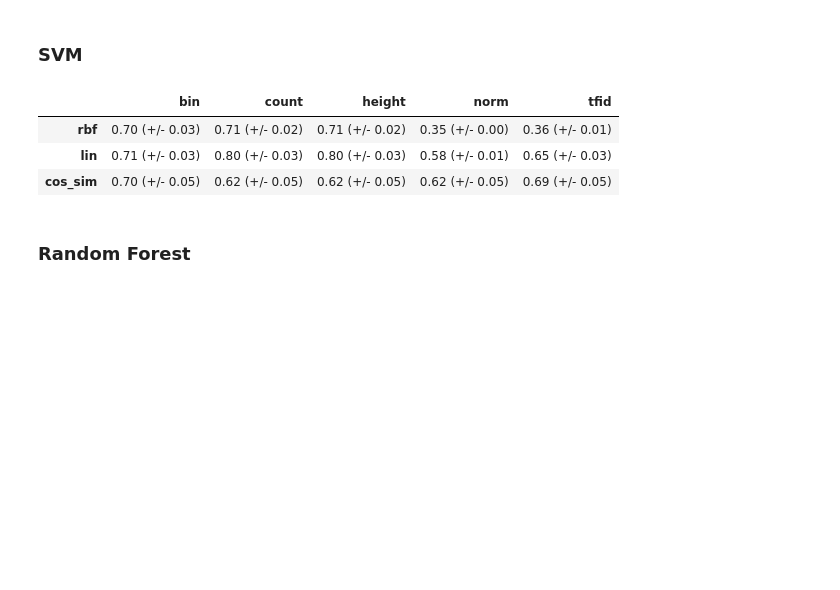
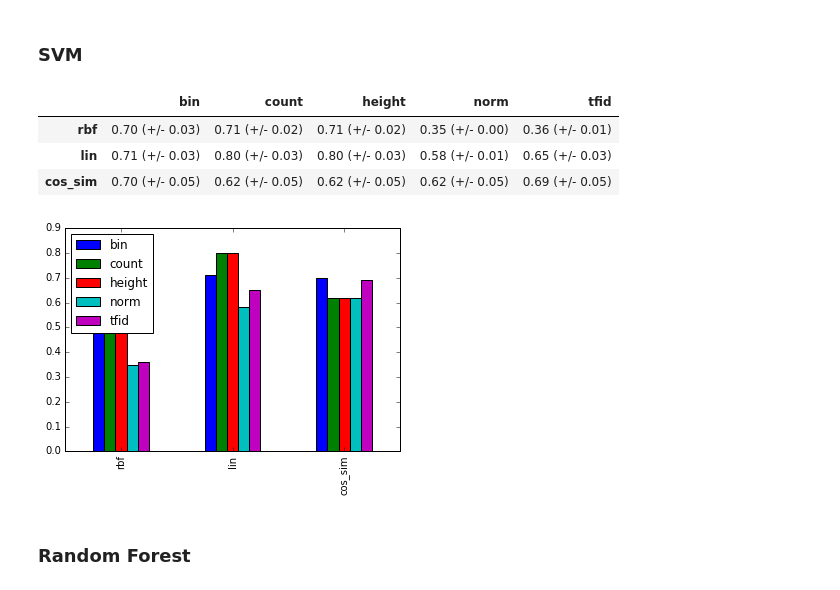
Before and after one commit to emited/discourseAnalysis, a Jupyter notebook: code/experiments.ipynb, the cells around one changed output. Cells and saved outputs as stored; diff of their text form; code cells hidden in the pictures; blank space fills up the shorter version.

```diff
--- a/code/experiments.ipynb
+++ b/code/experiments.ipynb
@@ -30,25 +36,27 @@ idx = np.concatenate((idx_narr,idx_other))
 # %%
 Kernels = ['rbf', 'lin', 'cos_sim']
 representations = ['bin', 'count', 'tfid', 'norm', 'height']
 
 results = []
 for k in Kernels:
     d = {}
     for rep in representations:
         K = V_kernels[k][rep]
         K = K[idx][:,idx]
         svm_clf = svm.SVC(kernel="precomputed")
         scores = cross_validation.cross_val_score(svm_clf,K,y[idx],cv=5)
         d[rep] = "   %0.2f   (+/- %0.2f) " % (scores.mean(), scores.std() * 2)
 
     results.append(d)
 svm_res = pd.DataFrame(results,index=Kernels)
+plot_df(svm_res)
 svm_res
 # %% [output]
 |  | bin | count | height | norm | tfid |
 | rbf | 0.70 (+/- 0.03) | 0.71 (+/- 0.02) | 0.71 (+/- 0.02) | 0.35 (+/- 0.00) | 0.36 (+/- 0.01) |
 | lin | 0.71 (+/- 0.03) | 0.80 (+/- 0.03) | 0.80 (+/- 0.03) | 0.58 (+/- 0.01) | 0.65 (+/- 0.03) |
 | cos_sim | 0.70 (+/- 0.05) | 0.62 (+/- 0.05) | 0.62 (+/- 0.05) | 0.62 (+/- 0.05) | 0.69 (+/- 0.05) |
+[figure, added]
 # %% [markdown]
 ### Random Forest
 # %%
```
Also changed, not shown: parts of 7 cells of this notebook.
